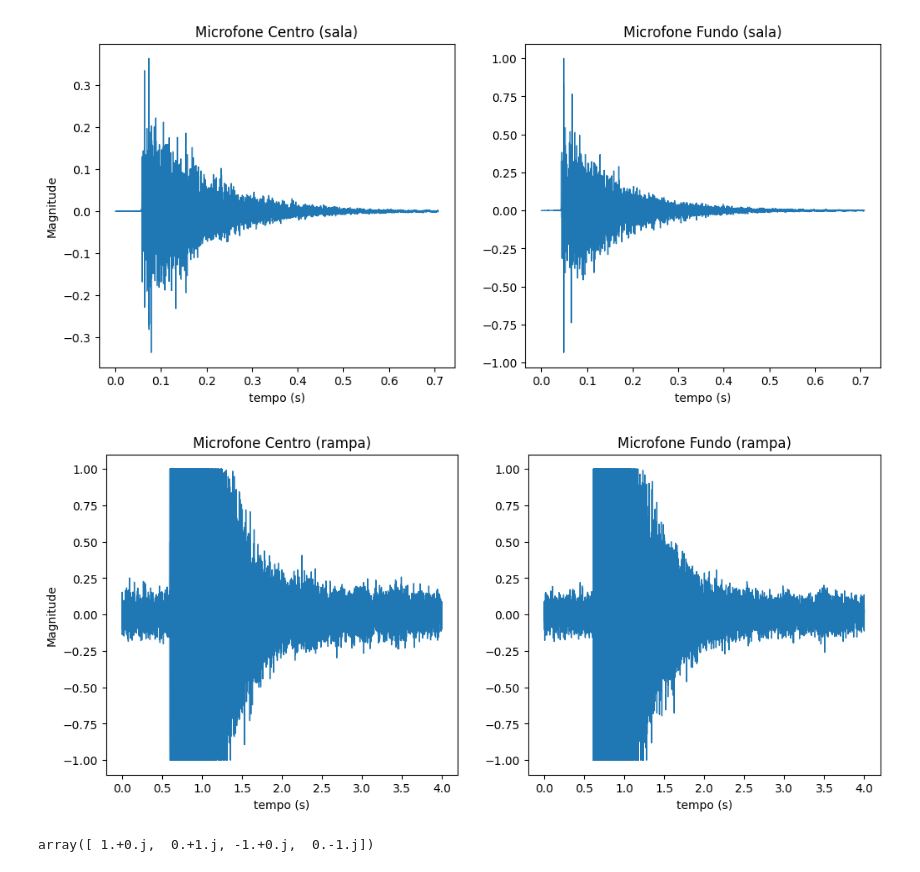
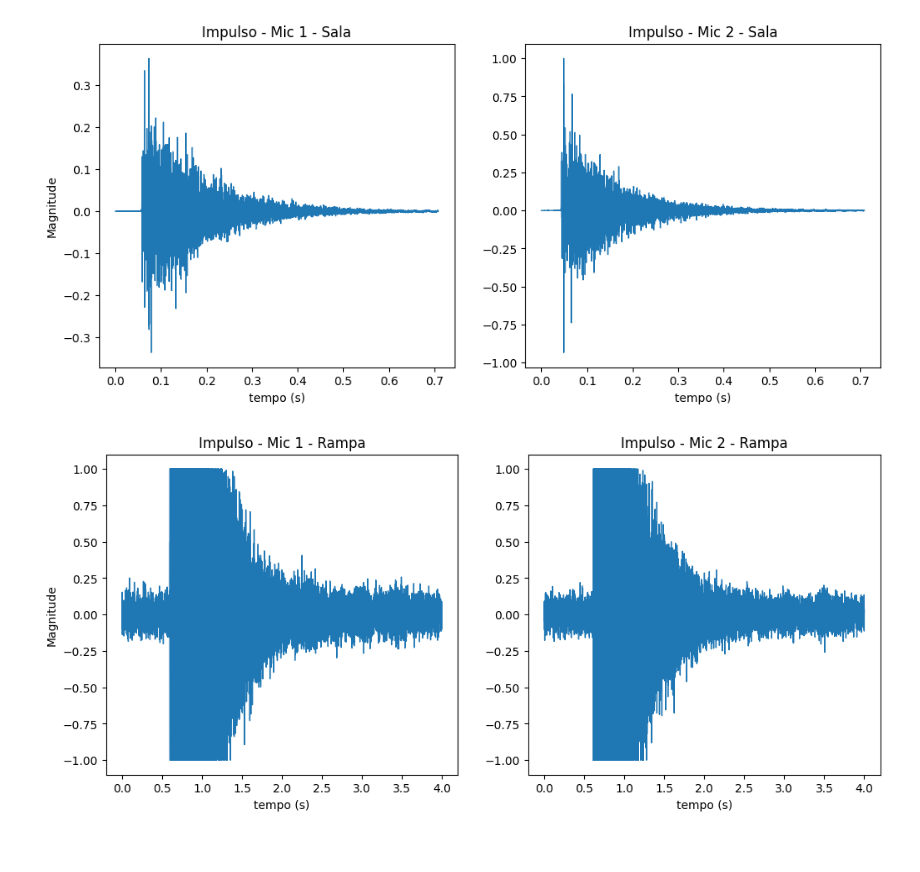
Before and after one commit to dm-voz-audio-acustica/dm-voz-audio-acustica.github.io, a Jupyter notebook: lab1/lab1.ipynb, the cells around one changed output. Saved outputs shown, nothing was run; the diff lists cells and outputs as text; code cells hidden in the pictures.

```diff
--- a/lab1/lab1.ipynb
+++ b/lab1/lab1.ipynb
@@ -23,20 +23,20 @@ wav_erf, sr_erf = sf.read(explosao_rampa_fundo)
 # %%
 x = np.arange(len(wav_esc)) / sr_esc
 
 plt.figure(figsize=(12,5))
 plt.subplot(121)
 plt.plot(x, wav_esc, linewidth=1);
-plt.title('Microfone Centro (sala)')
+plt.title('Impulso - Mic 1 - Sala')
 plt.xlabel('tempo (s)')
 plt.ylabel('Magnitude')
 
 plt.subplot(122)
 plt.plot(x, wav_esf, linewidth=1);
-plt.title('Microfone Fundo (sala)')
+plt.title('Impulso - Mic 2 - Sala')
 plt.xlabel('tempo (s)')
 plt.show()
 # %% [output]
-[figure, old version]
+[figure, new version]
 # %%
 wav_erc = wav_erc[:4*sr_erc]
 wav_erf = wav_erf[:4*sr_erf]
@@ -46,18 +46,14 @@ x = np.arange(len(wav_erc)) / sr_erc
 plt.figure(figsize=(12,5))
 plt.subplot(121)
 plt.plot(x, wav_erc, linewidth=1);
-plt.title('Microfone Centro (rampa)')
+plt.title('Impulso - Mic 1 - Rampa')
 plt.xlabel('tempo (s)')
 plt.ylabel('Magnitude')
 
 plt.subplot(122)
 plt.plot(x, wav_erf, linewidth=1);
-plt.title('Microfone Fundo (rampa)')
+plt.title('Impulso - Mic 2 - Rampa')
 plt.xlabel('tempo (s)')
 plt.show()
 # %% [output]
-[figure, old version]
+[figure, new version]
-# %%
-np.fft.ifft([0, 4, 0, 0])
-# %% [output]
-array([ 1.+0.j,  0.+1.j, -1.+0.j,  0.-1.j])
```
Also changed, not shown: parts of 28 cells of this notebook, 1 other file.
